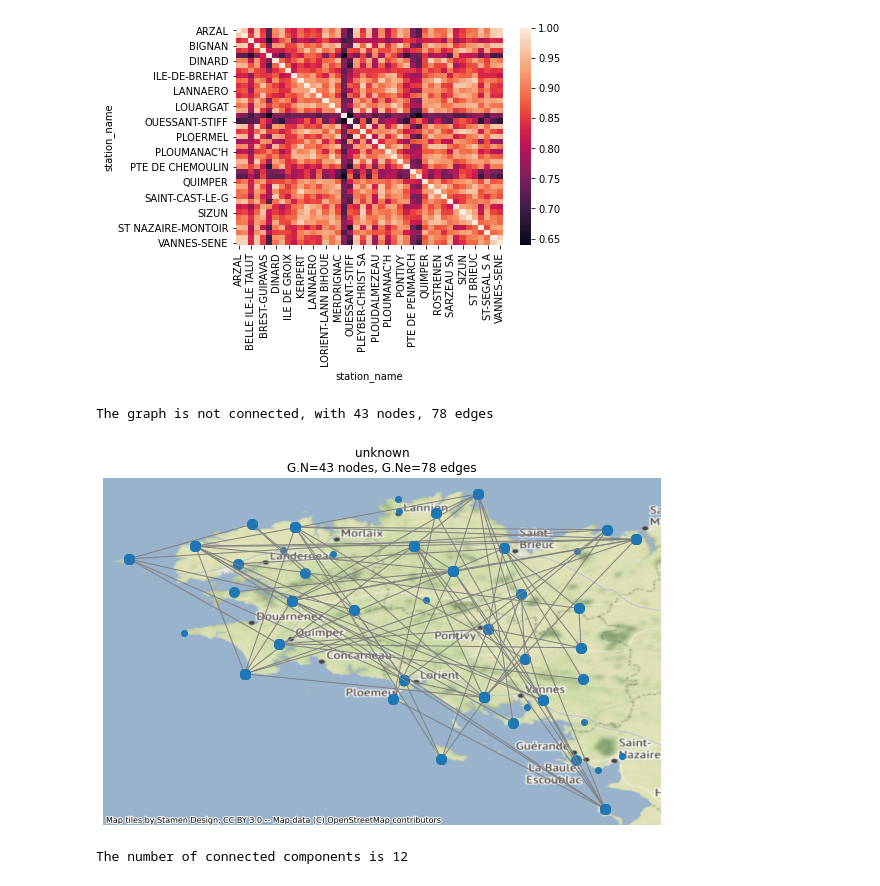
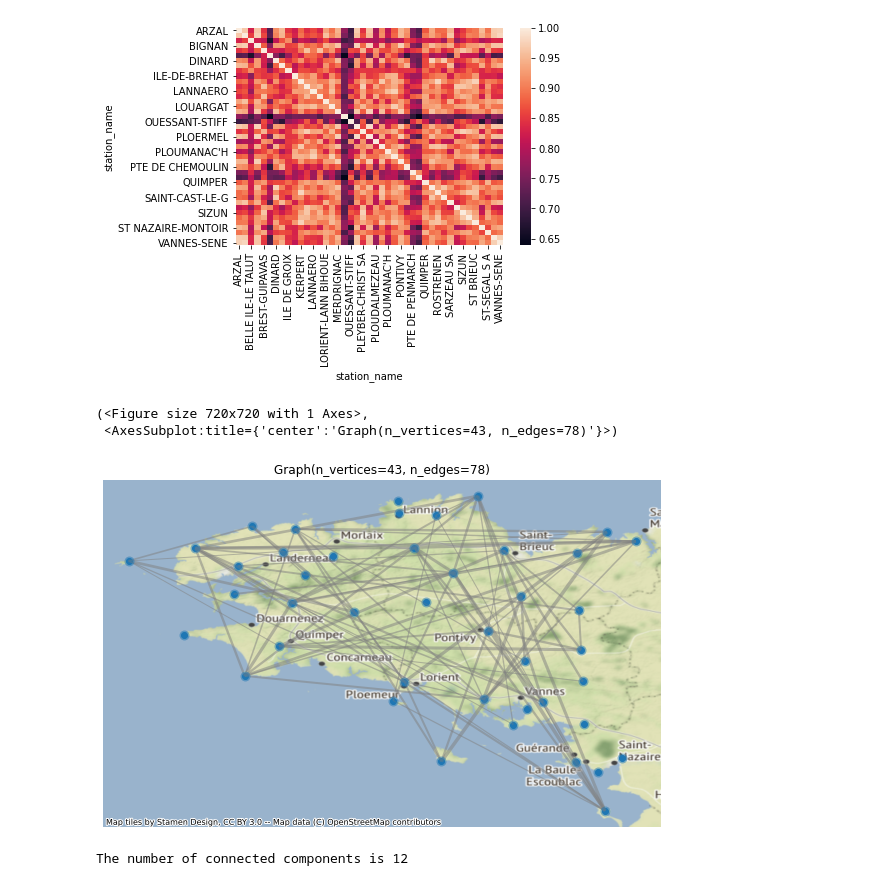
Before and after one commit to SamuelDiai/SGL, a Jupyter notebook: SGL_timeseries.ipynb, the cells around one changed output. Drawn from its saved outputs; the diff is of its cells as text; code cells hidden in the pictures.

```diff
--- a/SGL_timeseries.ipynb
+++ b/SGL_timeseries.ipynb
@@ -254,19 +304,16 @@ adjacency_matrix_corr = np.where(
 )
 np.fill_diagonal(a=adjacency_matrix_corr, val=0.0)
 G_corr = graphs.Graph(adjacency_matrix_corr)
-print(
-    f"The graph is {'not ' if not G_corr.is_connected(recompute=True) else ''}connected, with {G_corr.N} nodes, {G_corr.Ne} edges"
-)
-# %% [output]
-The graph is not connected, with 43 nodes, 78 edges
 # %%
 ax = stations_gdf.geometry.plot(figsize=(10, 10))
 cx.add_basemap(ax, crs=stations_gdf.crs.to_string(), zoom=8)
 ax.set_axis_off()
 G_corr.set_coordinates(stations_np)
-G_corr.plot(ax=ax)
+G_corr.plot(ax=ax, edge_width = G_corr.get_edge_list()[2])
 # %% [output]
+(<Figure size 720x720 with 1 Axes>,
+ <AxesSubplot:title={'center':'Graph(n_vertices=43, n_edges=78)'}>)
-[figure, old version]
+[figure, new version]
 # %%
 eig, eigv = np.linalg.eig(G_corr.L.todense())
 plt.plot(sorted(eig), marker = '*')
```
Also changed, not shown: parts of 13 cells of this notebook.
